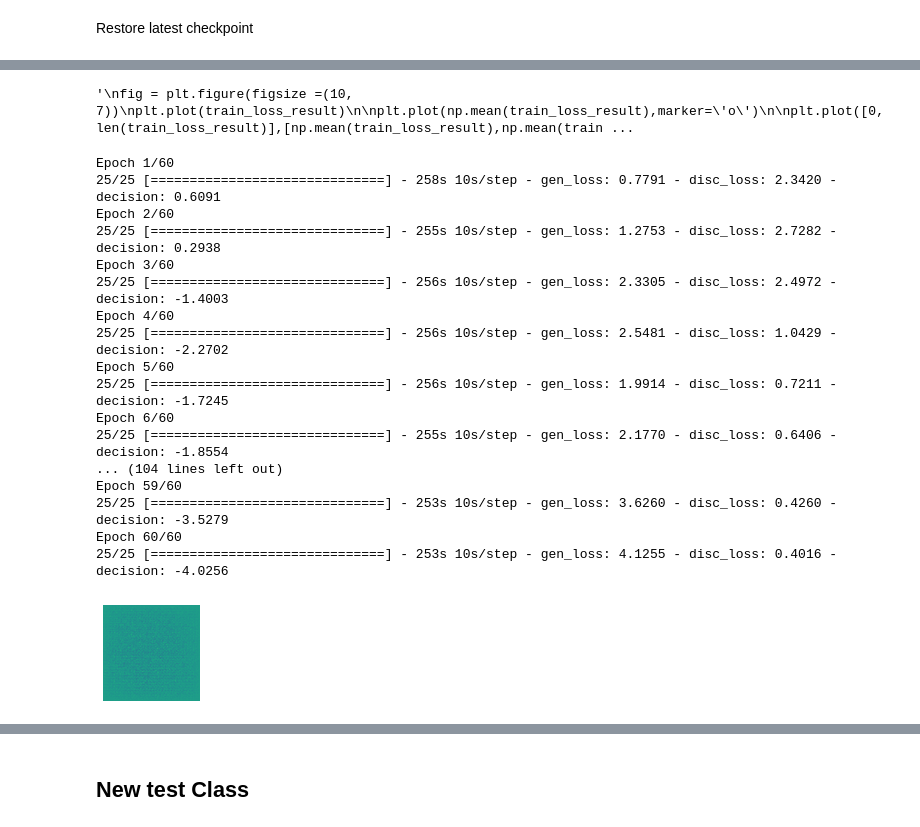
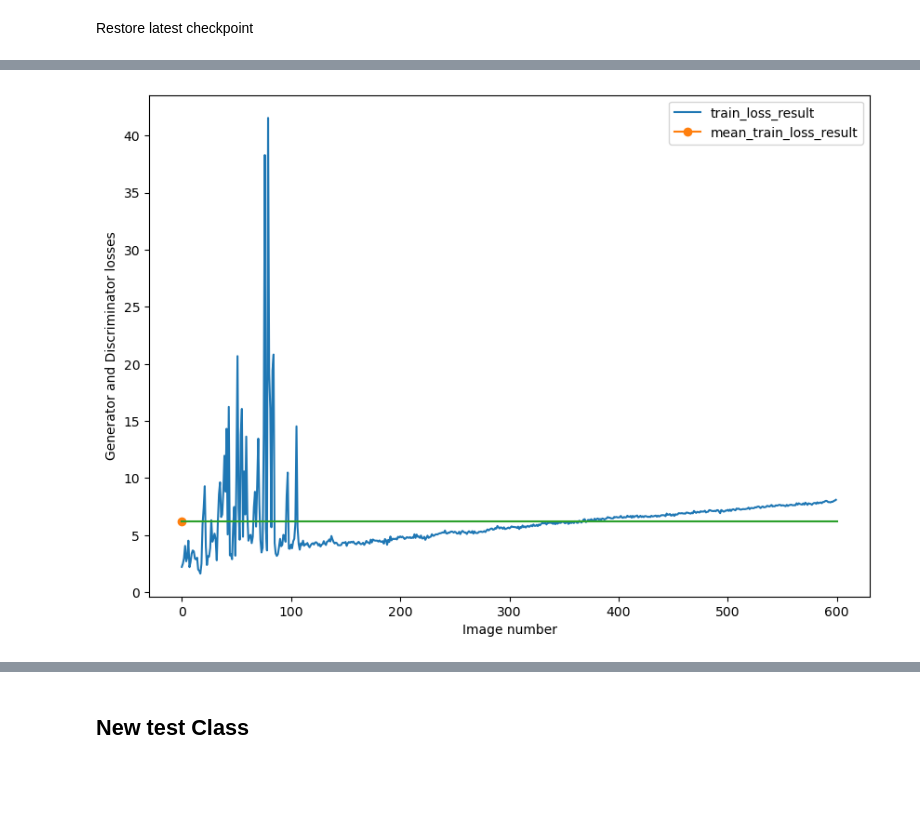
Before and after one commit to Daims971/gan_project, a Jupyter notebook: p8-gan-032023.ipynb, the cells around one changed output, grey strips where cells are left out. Saved outputs shown, nothing was run; the diff lists cells and outputs as text; code cells hidden in the pictures; blank space fills up the shorter version.

```diff
--- a/p8-gan-032023.ipynb
+++ b/p8-gan-032023.ipynb
@@ -1157,18 +1204,18 @@ with strategy.scope():
 # %%
-"""
-fig = plt.figure(figsize =(10, 7))
-plt.plot(train_loss_result)
+if iGAN ==0:
+    fig = plt.figure(figsize =(10, 7))
+    plt.plot(train_loss_result)
 
-plt.plot(np.mean(train_loss_result),marker='o')
+    plt.plot(np.mean(train_loss_result),marker='o')
 
-plt.plot([0,len(train_loss_result)],[np.mean(train_loss_result),np.mean(train_loss_result)])
+    plt.plot([0,len(train_loss_result)],[np.mean(train_loss_result),np.mean(train_loss_result)])
 
-plt.legend(['train_loss_result','mean_train_loss_result'])
+    plt.legend(['train_loss_result','mean_train_loss_result'])
 
-plt.xlabel("Image number")
-plt.ylabel("Generator and Discriminator losses")
+    plt.xlabel("Image number")
+    plt.ylabel("Generator and Discriminator losses")
 
-plt.show()"""
+    plt.show()
 # %% [output]
-'\nfig = plt.figure(figsize =(10, 7))\nplt.plot(train_loss_result)\n\nplt.plot(np.mean(train_loss_result),marker=\'o\')\n\nplt.plot([0,len(train_loss_result)],[np.mean(train_loss_result),np.mean(train ...
+[figure, added]
 # %%
@@ -1180,36 +1228,18 @@ with strategy.scope():
 # %%
 #monet_gan_bis.generator.trainable_variables
 # %%
-history = monet_gan_bis.fit(monet_ds, epochs = EPOCHS)
+if iGAN ==1:
+    history = monet_gan_bis.fit(monet_ds, epochs = EPOCHS)
-# %% [output]
-Epoch 1/60
-25/25 [==============================] - 258s 10s/step - gen_loss: 0.7791 - disc_loss: 2.3420 - decision: 0.6091
-Epoch 2/60
-25/25 [==============================] - 255s 10s/step - gen_loss: 1.2753 - disc_loss: 2.7282 - decision: 0.2938
-Epoch 3/60
-25/25 [==============================] - 256s 10s/step - gen_loss: 2.3305 - disc_loss: 2.4972 - decision: -1.4003
-Epoch 4/60
-25/25 [==============================] - 256s 10s/step - gen_loss: 2.5481 - disc_loss: 1.0429 - decision: -2.2702
-Epoch 5/60
-25/25 [==============================] - 256s 10s/step - gen_loss: 1.9914 - disc_loss: 0.7211 - decision: -1.7245
-Epoch 6/60
-25/25 [==============================] - 255s 10s/step - gen_loss: 2.1770 - disc_loss: 0.6406 - decision: -1.8554
-... (104 lines left out)
-Epoch 59/60
-25/25 [==============================] - 253s 10s/step - gen_loss: 3.6260 - disc_loss: 0.4260 - decision: -3.5279
-Epoch 60/60
-25/25 [==============================] - 253s 10s/step - gen_loss: 4.1255 - disc_loss: 0.4016 - decision: -4.0256
 # %%
-fig = plt.figure(figsize=(10, 10))
+if iGAN == 1:
+    fig = plt.figure(figsize=(10, 10))
 
-#num_examples_to_generate = 10
-for i in range(monet_gan_bis.generator(noise).shape[0]):
-    raw = int(np.around(num_examples_to_generate/5))
-    col = 5
+    #num_examples_to_generate = 10
+    for i in range(monet_gan_bis.generator(noise).shape[0]):
+        raw = int(np.around(num_examples_to_generate/5))
+        col = 5
 
-    plt.subplot(raw, col, i+1)
-    plt.imshow(generated_images[i, :, :, 0] * 127.5 + 127.5)
-    plt.axis('off')
+        plt.subplot(raw, col, i+1)
+        plt.imshow(generated_images[i, :, :, 0] * 127.5 + 127.5)
+        plt.axis('off')
-# %% [output]
-[figure, removed]
 # %%
```
Also changed, not shown: parts of 39 cells of this notebook.
